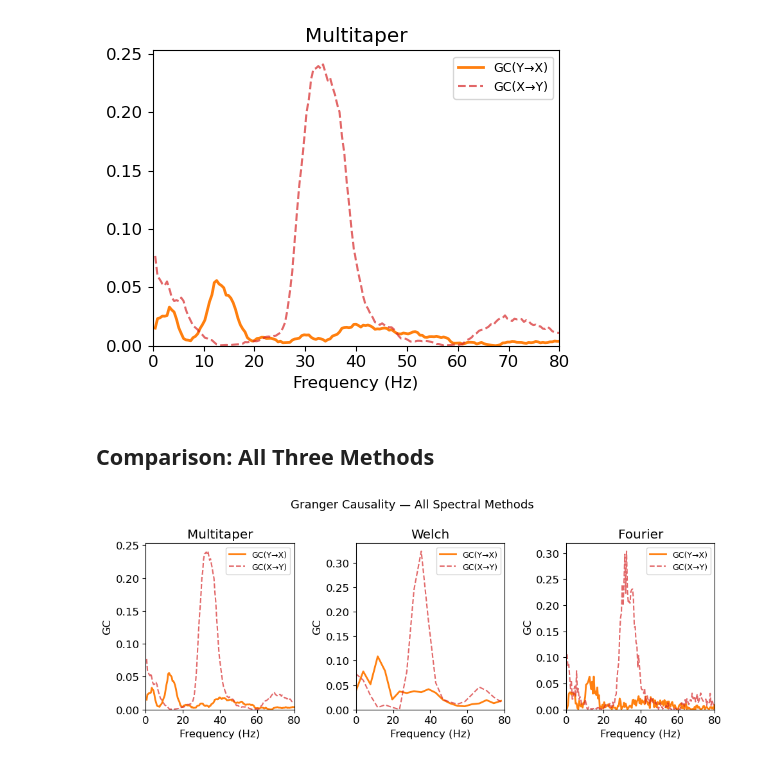
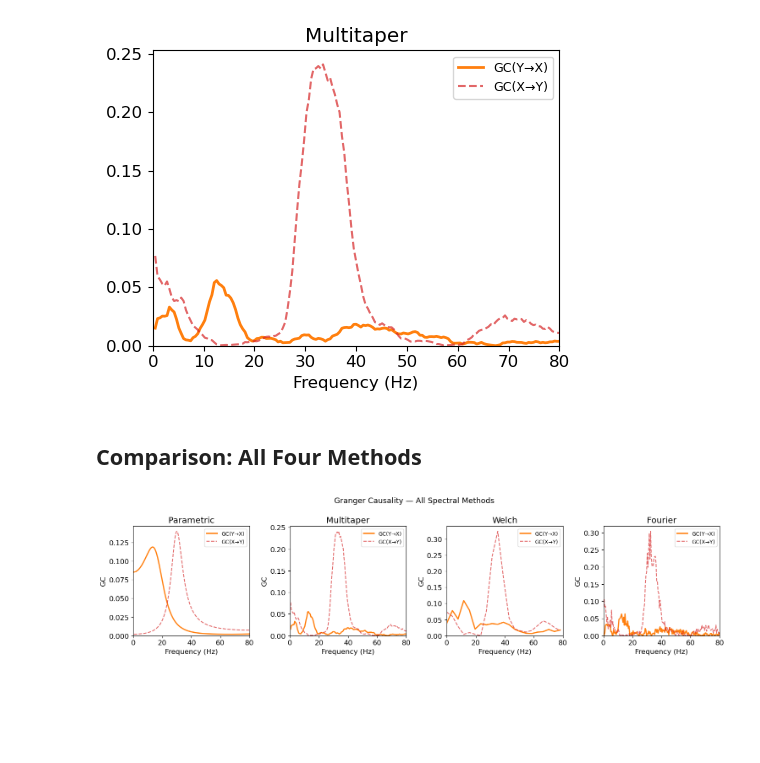
Before and after one commit to ViniciusLima94/pyGC, a Jupyter notebook: notebooks/06_example_with_eletrophysiological_data.ipynb, the cells around one changed output. Cells and saved outputs as stored; diff of their text form; code cells hidden in the pictures; blank space fills up the shorter version.

```diff
--- a/notebooks/06_example_with_eletrophysiological_data.ipynb
+++ b/notebooks/06_example_with_eletrophysiological_data.ipynb
@@ -38,0 +41,18 @@ Data: 332 trials, 2 channels, 2150 samples  @ 1000 Hz
+# %%
+ds_wl = spectral_granger_causality(
+    data_np, FS, model="parametric", spectral_method=None, order=6, Niterations=None, verbose=False,
+)
+
+Ix2y_pr, Iy2x_pr, f_pr = ds_wl["x2y"][0], ds_wl["y2x"][0], ds_wl["freq"]
+
+fig, ax = plt.subplots(1, 1, figsize=(5, 4))
+mask = f_pr <= FMAX
+ax.plot(f_pr[mask], Iy2x_pr[mask], color="C1", lw=2, label="GC(Y→X)")
+ax.plot(f_pr[mask], Ix2y_pr[mask], color="C3", lw=1.5,
+        linestyle="--", alpha=0.7, label="GC(X→Y)")
+ax.set_title("Parametric")
+ax.set_xlabel("Frequency (Hz)")
+ax.set_xlim([0, FMAX])
+ax.set_ylim(bottom=0)
+ax.legend(fontsize=9)
+plt.tight_layout()
@@ -39,8 +61,8 @@ Data: 332 trials, 2 channels, 2150 samples  @ 1000 Hz
 # %% [markdown]
 ## Granger Causality — Welch method
 # %%
-ds_wl = granger_causality(
-    data_np, FS, spectral_method="welch", Niterations=200, verbose=False,
+ds_wl = spectral_granger_causality(
+    data_np, FS,  spectral_method="welch", order=6, Niterations=500, verbose=False,
 )
 
 Ix2y_wl, Iy2x_wl, f_wl = ds_wl["x2y"][0], ds_wl["y2x"][0], ds_wl["freq"]
@@ -53,7 +75,7 @@ ax.plot(f_wl[mask], Ix2y_wl[mask], color="C3", lw=1.5,
 ax.set_title("Welch")
 ax.set_xlabel("Frequency (Hz)")
 ax.set_xlim([0, FMAX])
-ax.set_ylim(bottom=0)
+#ax.set_ylim(bottom=0)
 ax.legend(fontsize=9)
 plt.tight_layout()
 # %% [output]
@@ -61,7 +83,7 @@ plt.tight_layout()
 # %% [markdown]
 ## Granger Causality — Fourier method
 # %%
-ds_fft = granger_causality(
+ds_fft = spectral_granger_causality(
     data_np, FS, spectral_method="fourier", Niterations=200, verbose=False,
 )
 
@@ -84,7 +106,7 @@ plt.tight_layout()
 # %% [markdown]
 ## Granger Causality — Multitaper method
 # %%
-ds_mt = granger_causality(
+ds_mt = spectral_granger_causality(
     data, FS, spectral_method="multitaper", Niterations=200, verbose=False,
     spectral_params={"bandwidth": BANDWIDTH},
 )
@@ -105,30 +127,31 @@ plt.tight_layout()
 # %% [output]
 [figure]
 # %% [markdown]
-## Comparison: All Three Methods
+## Comparison: All Four Methods
 # %%
-fig, axes = plt.subplots(1, 3, figsize=(10, 4))
+fig, axes = plt.subplots(1, 4, figsize=(15, 4))
 axes = axes.ravel()
 
 methods = [
+    ("Parametric", f_pr, Iy2x_pr, Ix2y_pr),
     ("Multitaper", f_mt, Iy2x_mt, Ix2y_mt),
     ("Welch",      f_wl, Iy2x_wl,  Ix2y_wl),
     ("Fourier",    f_fft, Iy2x_fft, Ix2y_fft),
 ]
 
 for ax, (title, f, iy2x, ix2y) in zip(axes, methods):
     mask = f <= FMAX
     ax.plot(f[mask], iy2x[mask], color="C1", lw=2, label="GC(Y\u2192X)")
     ax.plot(f[mask], ix2y[mask], color="C3", lw=1.5,
             linestyle="--", alpha=0.7, label="GC(X\u2192Y)")
     ax.set_title(title)
     ax.set_xlabel("Frequency (Hz)")
     ax.set_ylabel("GC")
     ax.set_xlim([0, FMAX])
     ax.set_ylim(bottom=0)
     ax.legend(fontsize=9)
 
 plt.suptitle("Granger Causality — All Spectral Methods", fontsize=13)
 plt.tight_layout()
 # %% [output]
-[figure, old version]
+[figure, new version]
```
Also changed, not shown: parts of 4 cells of this notebook, 7 other files.
